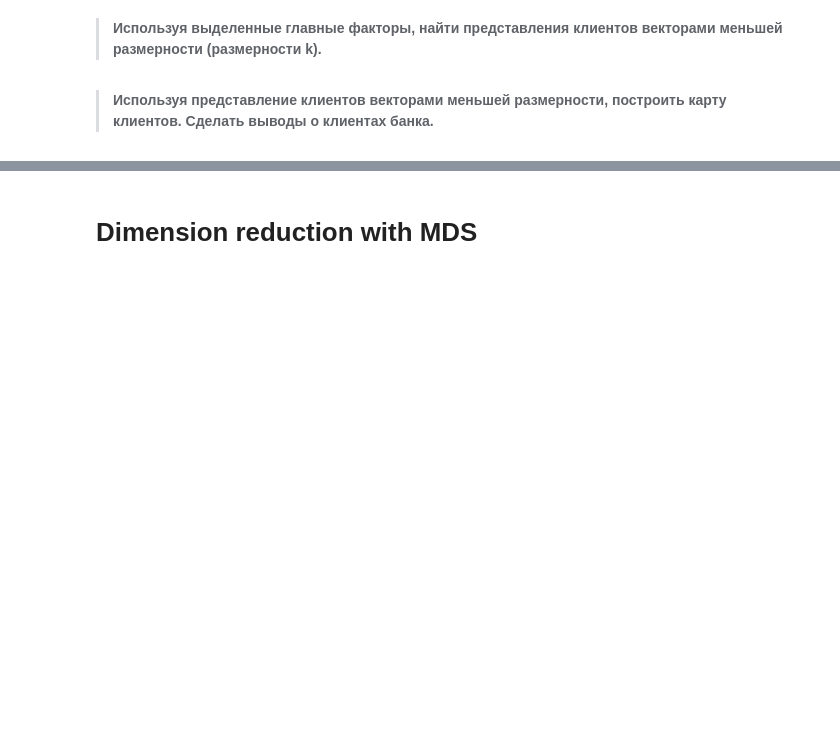
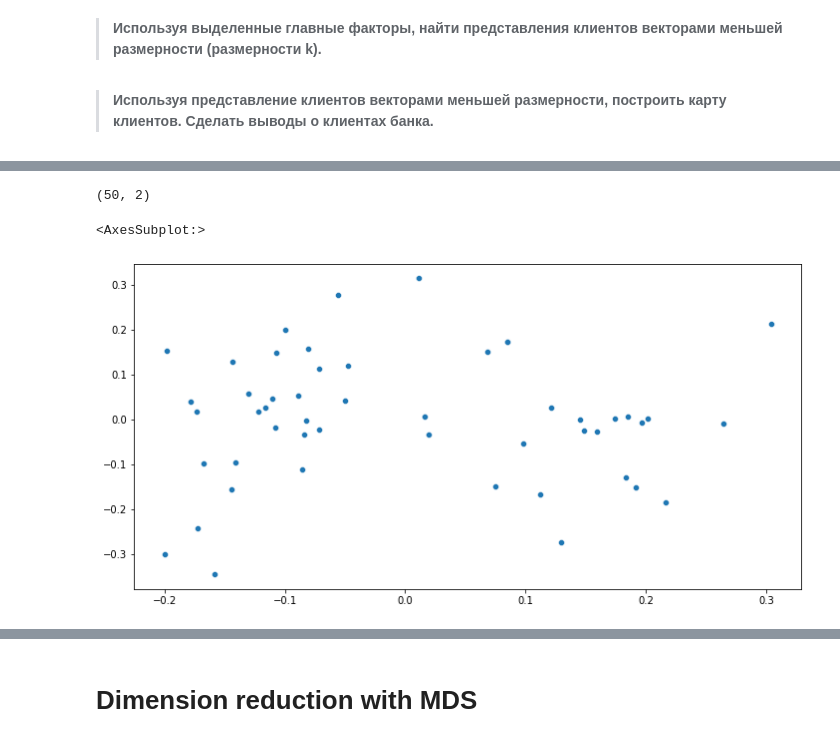
Before and after one commit to HSEDataAnalysis/LAB2, a Jupyter notebook: main.ipynb, the cells around one changed output, grey strips where cells are left out. Drawn from its saved outputs; the diff is of its cells as text; code cells hidden in the pictures; blank space fills up the shorter version.

```diff
--- a/main.ipynb
+++ b/main.ipynb
@@ -326,3 +326,5 @@ Relative Approximation Error in Frobenius norm: 0.021685816740093053
 > **Используя выделенные главные факторы, найти представления клиентов векторами меньшей размерности (размерности k).**
 # %% [markdown]
 >**Используя представление клиентов векторами меньшей размерности, построить карту клиентов. Сделать выводы о клиентах банка.**
+# %%
+principal_components = U[:, :chosen_number_of_components]
@@ -328,0 +344,13 @@ Relative Approximation Error in Frobenius norm: 0.021685816740093053
+# %%
+principal_components.shape
+# %% [output]
+(50, 2)
+# %%
+first_component = principal_components[:, 0]
+# %%
+second_component = principal_components[:, 1]
+# %%
+sns.scatterplot(x=first_component, y=second_component)
+# %% [output]
+<AxesSubplot:>
+[figure, added]
```
Also changed, not shown: parts of 4 cells of this notebook.
